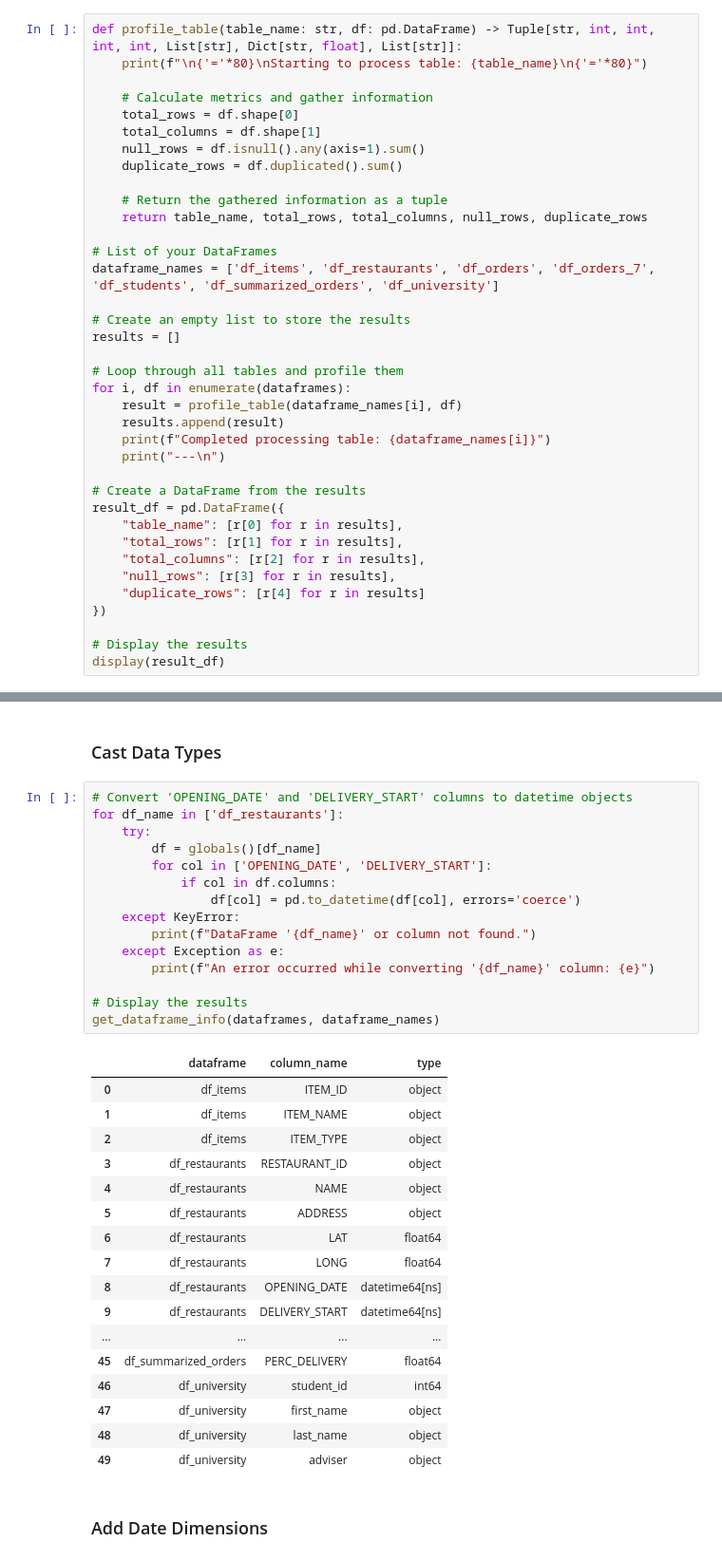
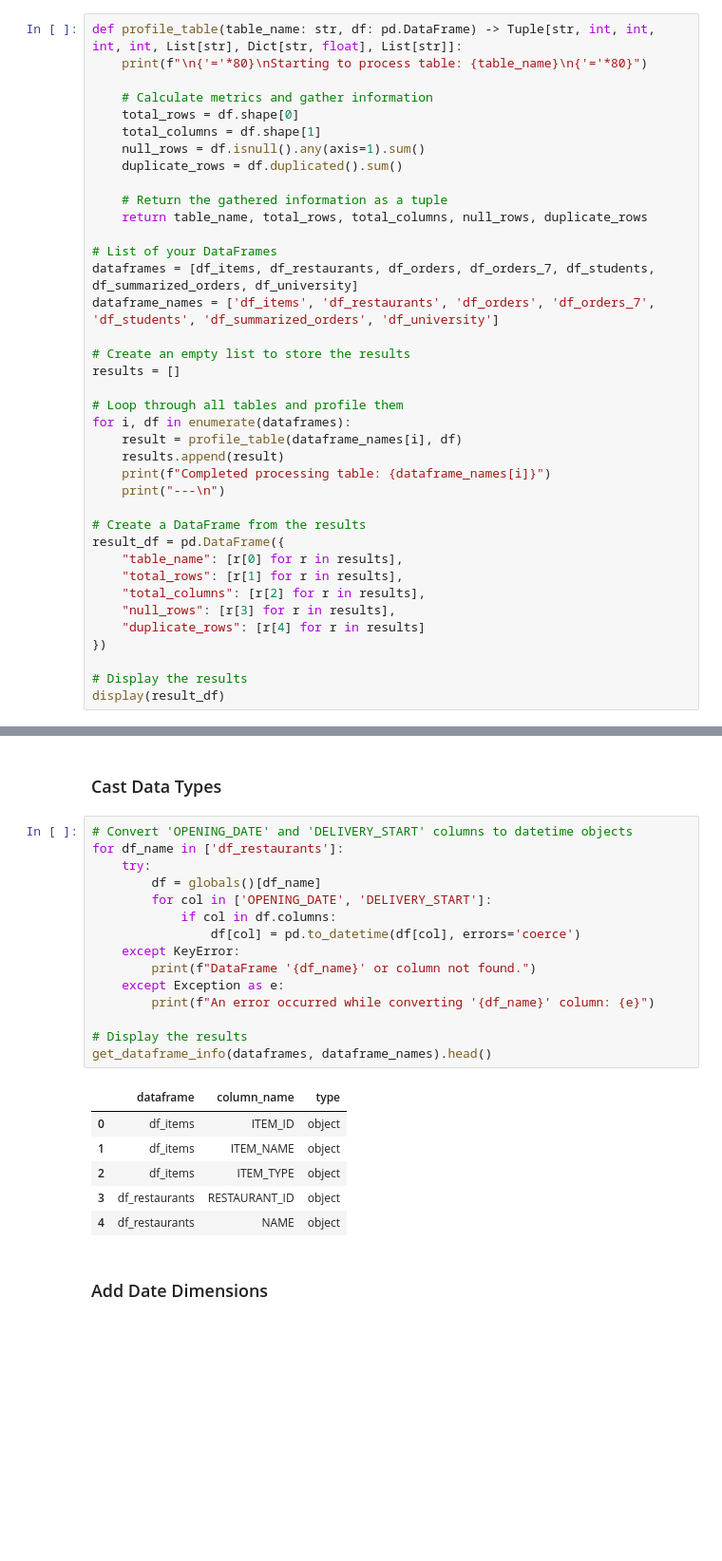
Before and after one commit to renan-peres/mfin-python-restaurant-data-analysis, a Jupyter notebook: restaurant-data-analysis.ipynb, the cells around one changed output, grey strips where cells are left out. Shown at 95% size. Saved outputs shown, nothing was run; the diff lists cells and outputs as text; blank space fills up the shorter version.

```diff
--- a/restaurant-data-analysis.ipynb
+++ b/restaurant-data-analysis.ipynb
@@ -189,6 +189,7 @@ def profile_table(table_name: str, df: pd.DataFrame) -> Tuple[str, int, int, int
     return table_name, total_rows, total_columns, null_rows, duplicate_rows
 
 # List of your DataFrames
+dataframes = [df_items, df_restaurants, df_orders, df_orders_7, df_students, df_summarized_orders, df_university]
 dataframe_names = ['df_items', 'df_restaurants', 'df_orders', 'df_orders_7', 'df_students', 'df_summarized_orders', 'df_university']
 
 # Create an empty list to store the results
@@ -360,36 +361,25 @@ Starting to process table: df_university
 # %%
 # Convert 'OPENING_DATE' and 'DELIVERY_START' columns to datetime objects
 for df_name in ['df_restaurants']:
     try:
         df = globals()[df_name]
         for col in ['OPENING_DATE', 'DELIVERY_START']:
             if col in df.columns:
                 df[col] = pd.to_datetime(df[col], errors='coerce')
     except KeyError:
         print(f"DataFrame '{df_name}' or column not found.")
     except Exception as e:
         print(f"An error occurred while converting '{df_name}' column: {e}")
 
 # Display the results
-get_dataframe_info(dataframes, dataframe_names)
+get_dataframe_info(dataframes, dataframe_names).head()
 # %% [output]
 |  | dataframe | column_name | type |
 | 0 | df_items | ITEM_ID | object |
 | 1 | df_items | ITEM_NAME | object |
 | 2 | df_items | ITEM_TYPE | object |
 | 3 | df_restaurants | RESTAURANT_ID | object |
 | 4 | df_restaurants | NAME | object |
-| 5 | df_restaurants | ADDRESS | object |
-| 6 | df_restaurants | LAT | float64 |
-| 7 | df_restaurants | LONG | float64 |
-| 8 | df_restaurants | OPENING_DATE | datetime64[ns] |
-| 9 | df_restaurants | DELIVERY_START | datetime64[ns] |
-| ... | ... | ... | ... |
-| 45 | df_summarized_orders | PERC_DELIVERY | float64 |
-| 46 | df_university | student_id | int64 |
-| 47 | df_university | first_name | object |
-| 48 | df_university | last_name | object |
-| 49 | df_university | adviser | object |
 # %% [markdown]
 ### Add Date Dimensions
 # %%
```
Also changed, not shown: parts of 27 cells of this notebook.
